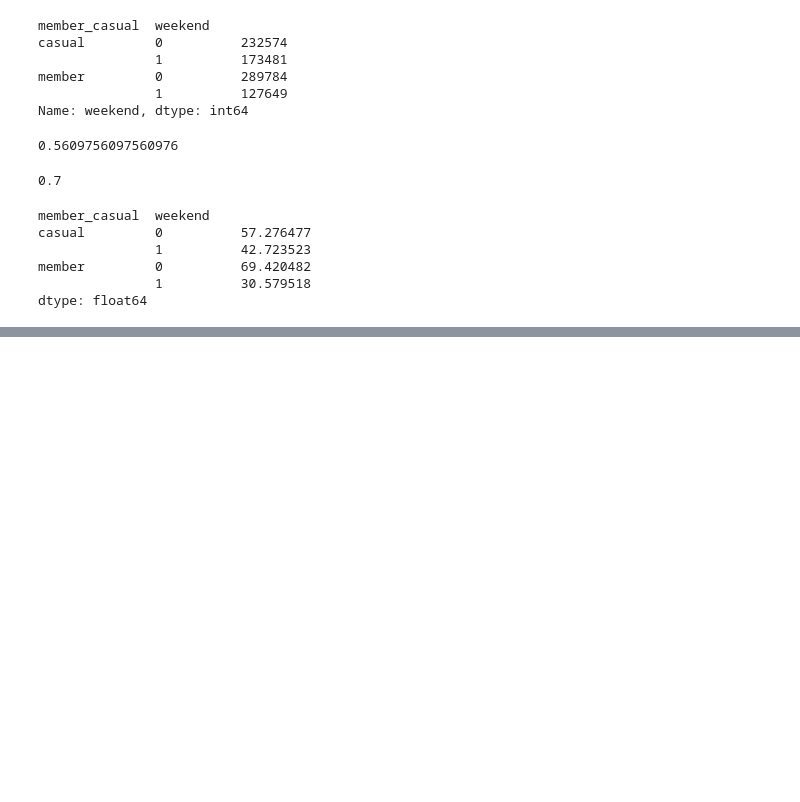
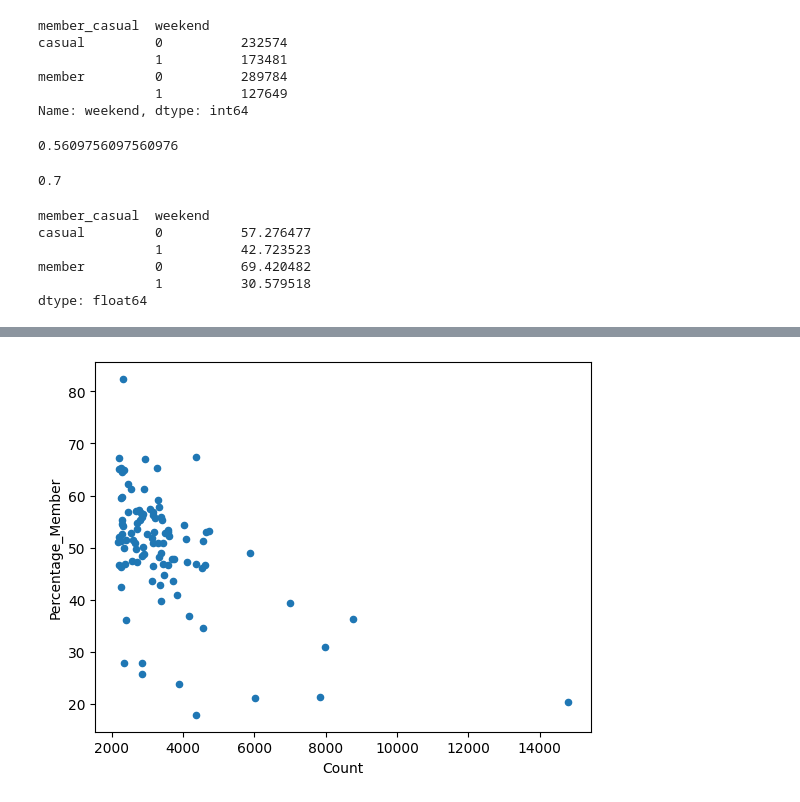
Before and after one commit to jackykang061233/data_analysis_project, a Jupyter notebook: divvy_bike/data_analyse.ipynb, the cells around one changed output, grey strips where cells are left out. Drawn from its saved outputs; the diff is of its cells as text; code cells hidden in the pictures; blank space fills up the shorter version.

```diff
--- a/divvy_bike/data_analyse.ipynb
+++ b/divvy_bike/data_analyse.ipynb
@@ -104,0 +191,9 @@ dtype: float64
+# %%
+result = df.groupby('start_station_id')['member_casual'].agg(
+    Count='size',
+    Percentage_Member=lambda x: (x == 'member').sum() / len(x) * 100
+)
+result_drop_no_use = result[result['Count']>=150]
+# %%
+stations_most_used = result_drop_no_use.sort_values(by='Count', ascending=False)[:100]
+stations_most_used_by_member = result_drop_no_use.sort_values(by='Percentage_Member', ascending=False)[:100]
@@ -104,0 +234,4 @@ dtype: float64
+# %%
+ax = stations_most_used.plot.scatter('Count', 'Percentage_Member')
+# %% [output]
+[figure, added]
```
Also changed, not shown: parts of 28 cells of this notebook.
